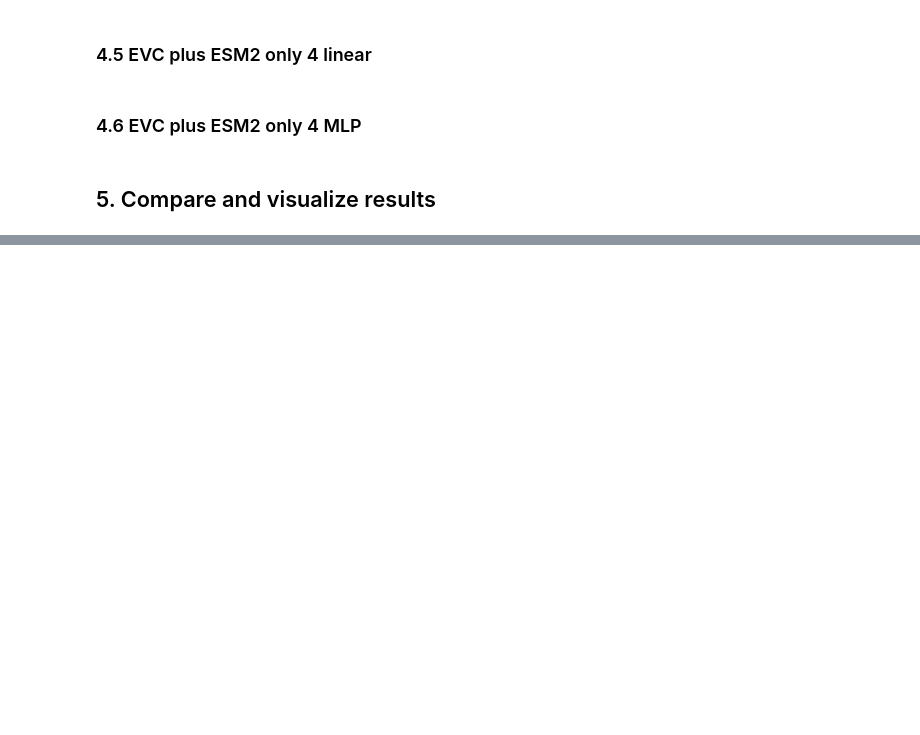
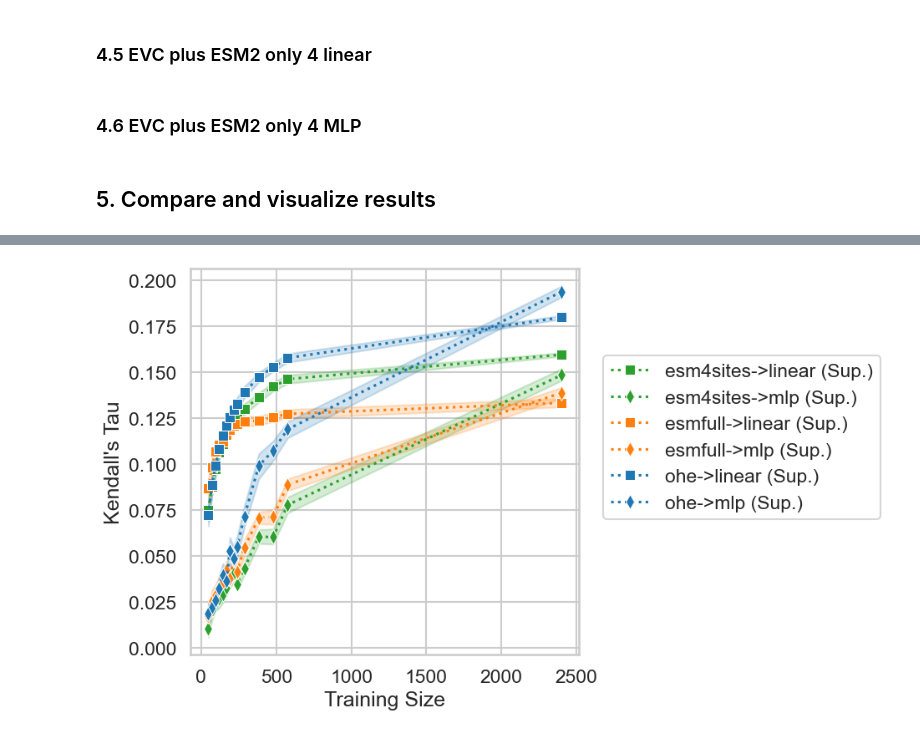
Before and after one commit to EvanKomp/aide_predict, a Jupyter notebook: showcase/epistatic_benchmarking.ipynb, the cells around one changed output, grey strips where cells are left out. Saved outputs shown, nothing was run; the diff lists cells and outputs as text; code cells hidden in the pictures; blank space fills up the shorter version.

```diff
--- a/showcase/epistatic_benchmarking.ipynb
+++ b/showcase/epistatic_benchmarking.ipynb
@@ -531,2 +559,23 @@ plt.savefig('zs_vs_supervised_vs_augmented.png', bbox_inches='tight', dpi=300)
+# %%
+# now compare linear to nonlinear models
+metric = 'kendall_tau'
+
+fig, ax = plt.subplots(figsize=(6, 6))
+
+for model, df in supervised_df.groupby('Model'):
+    df_ = df[df['Metric'] == metric]
+    color, linestyle, marker = color_map[model.split('_')[1]], linestyle_map[model.split('_')[0]], marker_map[model.split('_')[2]]
+    if linestyle != ':':
+        continue
+    name = df_['name'].iloc[0]
+    sns.lineplot(x='Training Size', y='Score', data=df_, ax=ax,
+                    label=name, color=color, linestyle=linestyle, marker=marker)
+
+ax.set_xlabel('Training Size')
+ax.set_ylabel("Kendall's Tau")
+plt.legend(loc='upper right', bbox_to_anchor=(1.8, .8))
+plt.savefig('nonlinear_vs_linear_kendall.png', bbox_inches='tight', dpi=300)
+# %% [output]
+[figure, added]
 # %%
 # now compare linear to nonlinear models
```
Also changed, not shown: parts of 5 cells of this notebook, 3 other files.
